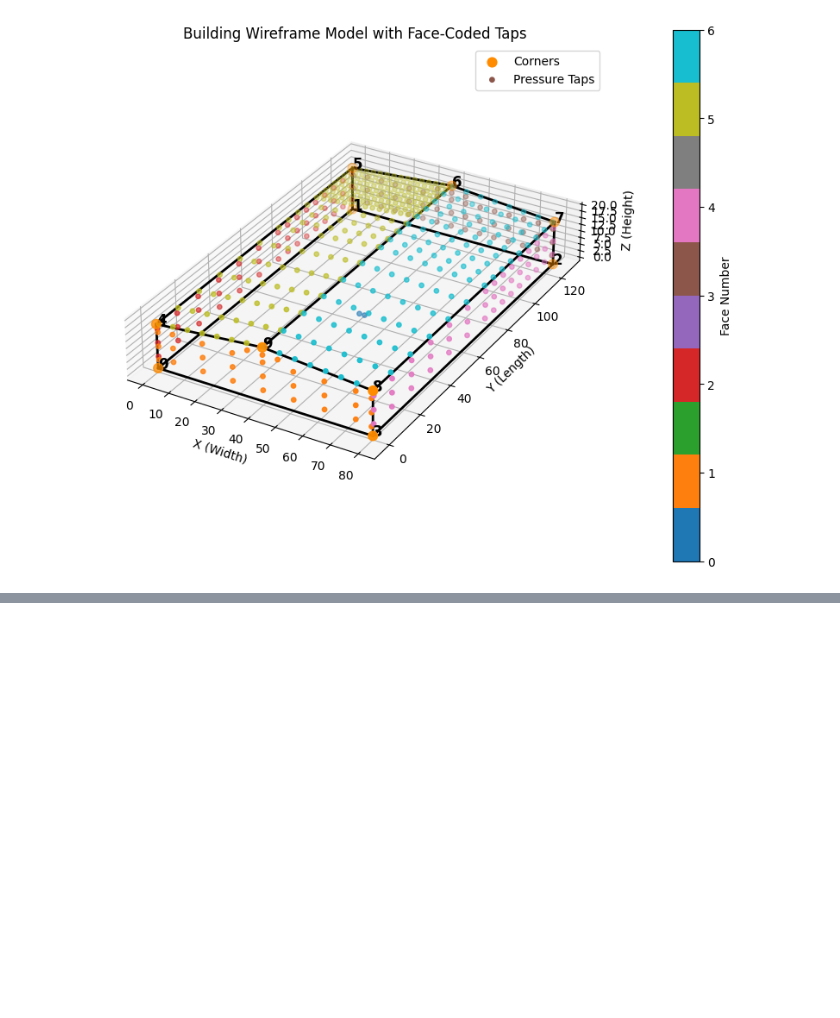
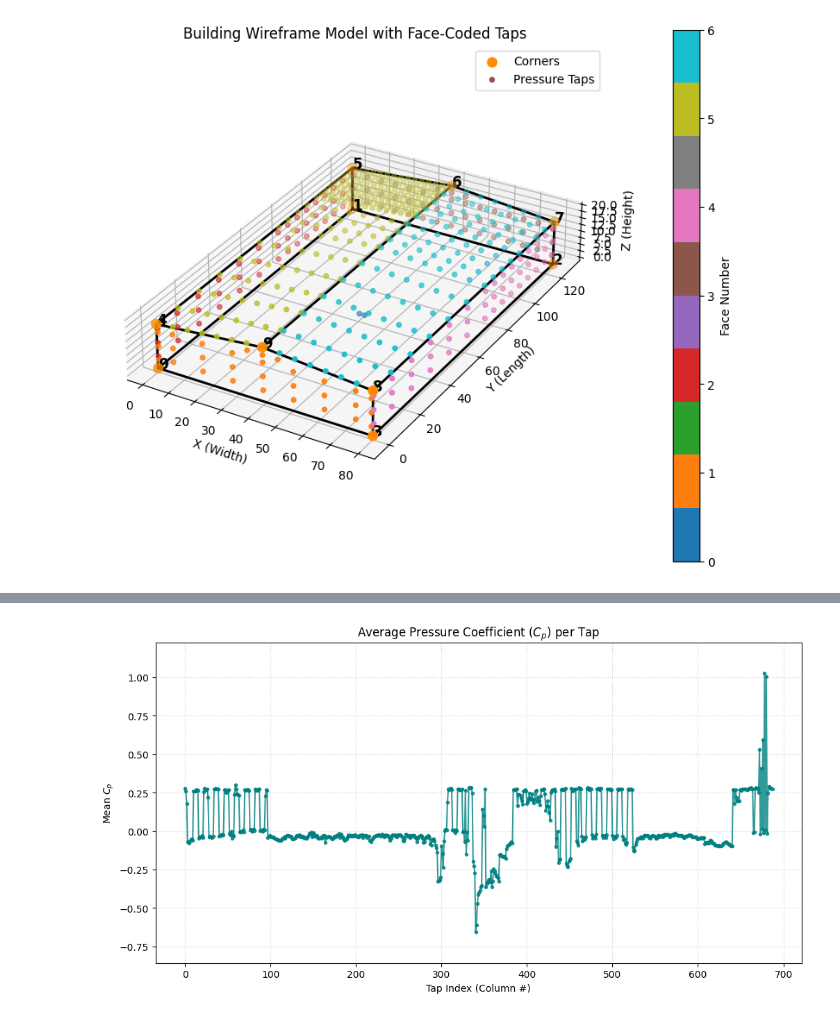
Before and after one commit to sam2mengis2/NIST-TPU-Database-Interface, a Jupyter notebook: ReadfirstHED.ipynb, the cells around one changed output, grey strips where cells are left out. Cells and saved outputs as stored; diff of their text form; code cells hidden in the pictures; blank space fills up the shorter version.

```diff
--- a/ReadfirstHED.ipynb
+++ b/ReadfirstHED.ipynb
@@ -217,0 +250,3 @@ ValueError: Unknown projection '2d'
+# %%
+df_asc = pd.read_csv('C:\WINDLAB_SUMMER\ADW100o100D016a1950\ADW100o100D016a1950.asc', sep='\s+', header=None)
+print(df_asc.head())
@@ -217,0 +269,20 @@ ValueError: Unknown projection '2d'
+# %%
+avg_pressures = df_asc.mean(axis=0)
+
+
+plt.figure(figsize=(12,6))
+
+plt.plot(avg_pressures.index, avg_pressures.values,color='teal', linewidth=1.5, marker='o', markersize=3, alpha=0.8)
+
+# Labels and Title
+plt.title('Average Pressure Coefficient ($C_p$) per Tap')
+plt.xlabel('Tap Index (Column #)')
+plt.ylabel('Mean $C_p$')
+plt.grid(True, linestyle=':', alpha=0.6)
+
+# Optional: Set y-axis limits to see suction better
+plt.ylim(min(avg_pressures) - 0.2, max(avg_pressures) + 0.2)
+
+plt.show()
+# %% [output]
+[figure, added]
```
Also changed, not shown: parts of 5 cells of this notebook, 1 other file.
